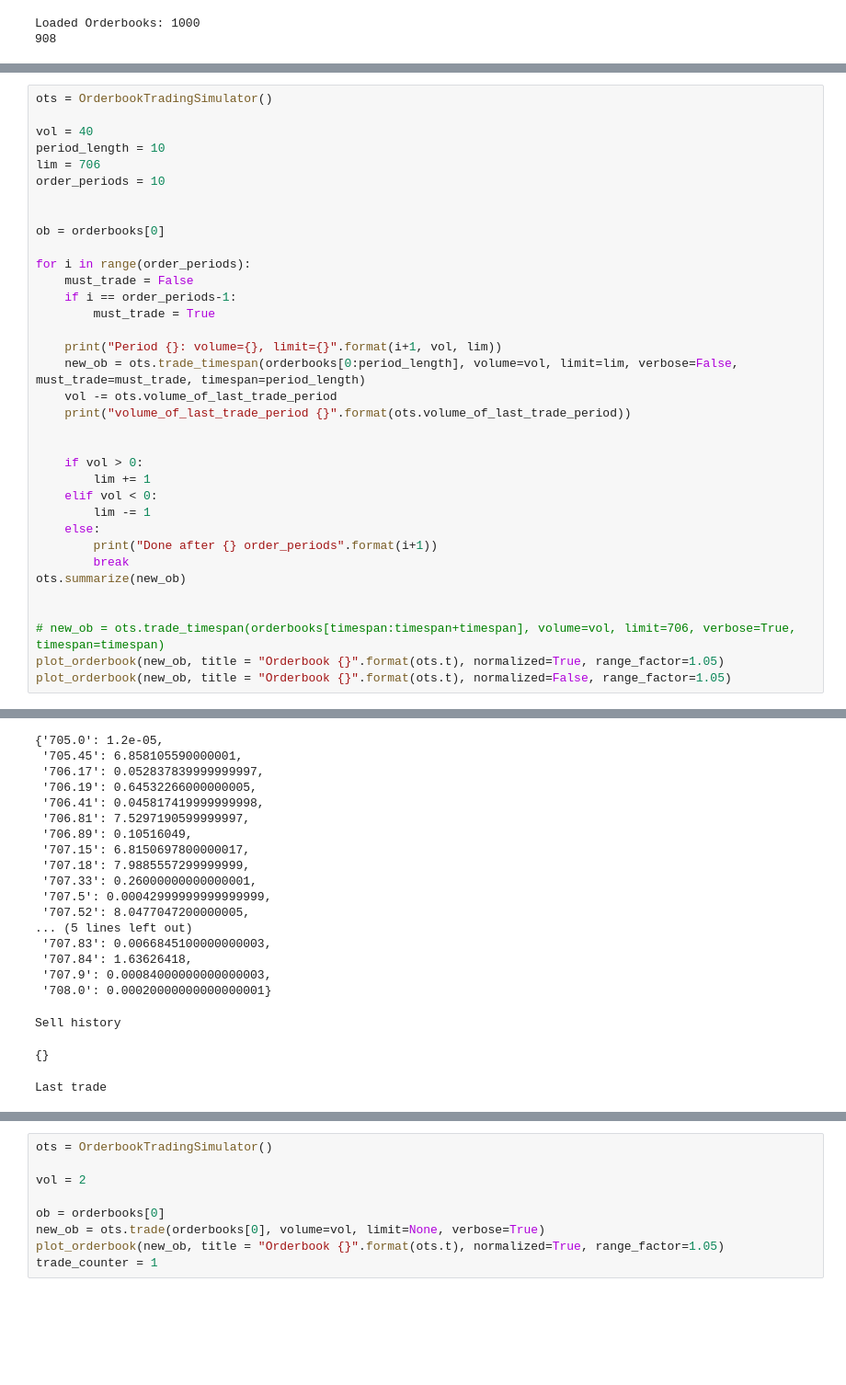
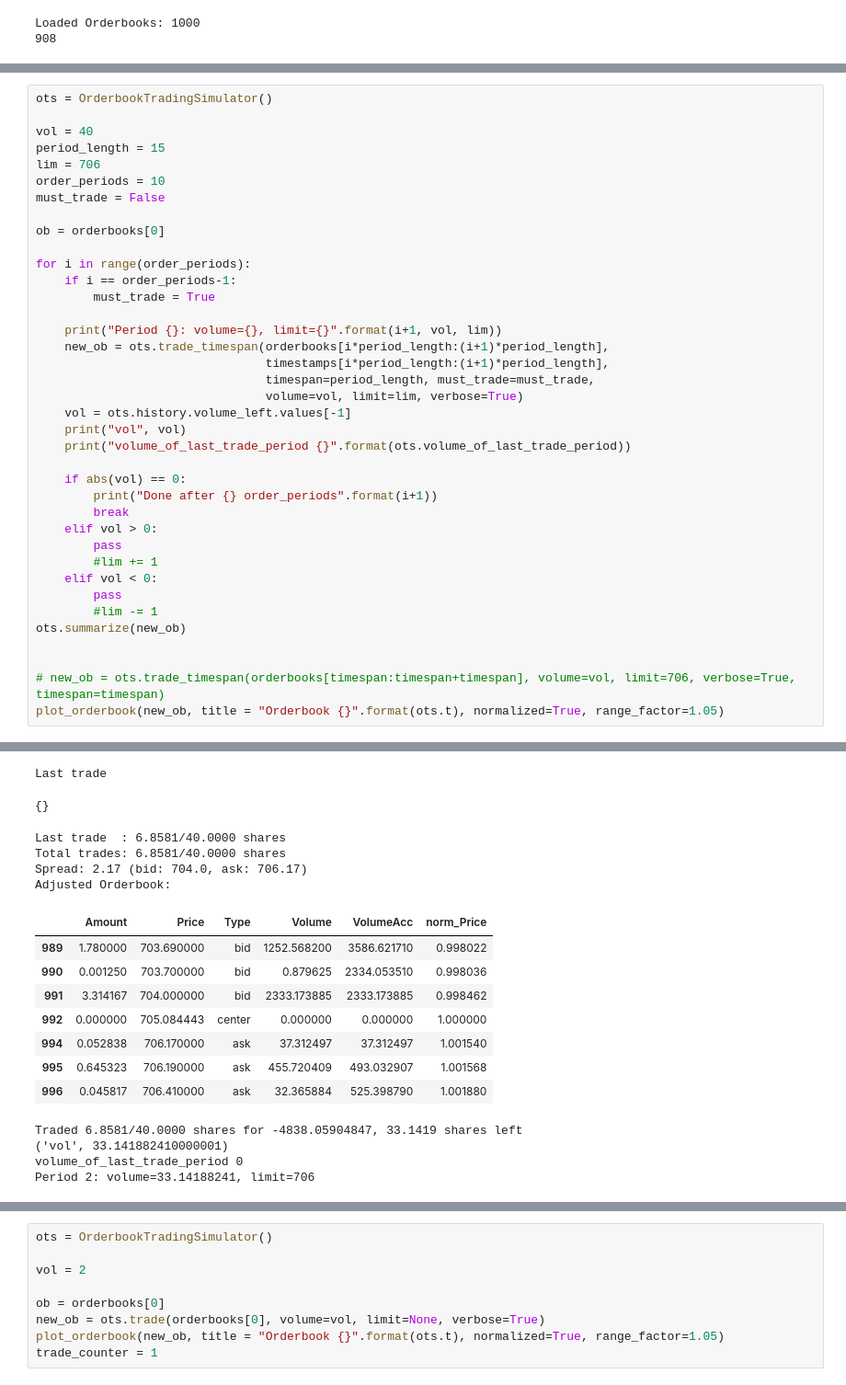
Before and after one commit to axelperschmann/orderbook_agent, a Jupyter notebook: extract_orderbooks_for_one_currencypair.ipynb, the cells around one changed output, grey strips where cells are left out. Shown at 92% size. Drawn from its saved outputs; the diff is of its cells as text; blank space fills up the shorter version.

Commit message:
added proper trading history

```diff
--- a/extract_orderbooks_for_one_currencypair.ipynb
+++ b/extract_orderbooks_for_one_currencypair.ipynb
@@ -54,36 +58,39 @@ Loaded Orderbooks: 1000
 ots = OrderbookTradingSimulator()
 
 vol = 40
-period_length = 10
+period_length = 15
 lim = 706
 order_periods = 10
-
+must_trade = False
 
 ob = orderbooks[0]
 
 for i in range(order_periods):
-    must_trade = False
     if i == order_periods-1:
         must_trade = True
 
     print("Period {}: volume={}, limit={}".format(i+1, vol, lim))
-    new_ob = ots.trade_timespan(orderbooks[0:period_length], volume=vol, limit=lim, verbose=False, must_trade=must_trade, timespan=period_length)
-    vol -= ots.volume_of_last_trade_period
+    new_ob = ots.trade_timespan(orderbooks[i*period_length:(i+1)*period_length],
+                                timestamps[i*period_length:(i+1)*period_length],
+                                timespan=period_length, must_trade=must_trade,
+                                volume=vol, limit=lim, verbose=True)
+    vol = ots.history.volume_left.values[-1]
+    print("vol", vol)
     print("volume_of_last_trade_period {}".format(ots.volume_of_last_trade_period))
 
-
-    if vol > 0:
-        lim += 1
-    elif vol < 0:
-        lim -= 1
-    else:
+    if abs(vol) == 0:
         print("Done after {} order_periods".format(i+1))
         break
+    elif vol > 0:
+        pass
+        #lim += 1
+    elif vol < 0:
+        pass
+        #lim -= 1
 ots.summarize(new_ob)
 
 
 # new_ob = ots.trade_timespan(orderbooks[timespan:timespan+timespan], volume=vol, limit=706, verbose=True, timespan=timespan)
 plot_orderbook(new_ob, title = "Orderbook {}".format(ots.t), normalized=True, range_factor=1.05)
-plot_orderbook(new_ob, title = "Orderbook {}".format(ots.t), normalized=False, range_factor=1.05)
 # %% [output]
 Period 1: volume=40, limit=706
@@ -99,20 +104,18 @@ Purchase history
-{'705.0': 1.2e-05,
- '705.45': 6.858105590000001,
- '706.17': 0.052837839999999997,
- '706.19': 0.64532266000000005,
- '706.41': 0.045817419999999998,
- '706.81': 7.5297190599999997,
- '706.89': 0.10516049,
- '707.15': 6.8150697800000017,
- '707.18': 7.9885557299999999,
- '707.33': 0.26000000000000001,
- '707.5': 0.00042999999999999999,
- '707.52': 8.0477047200000005,
-... (5 lines left out)
- '707.83': 0.0066845100000000003,
- '707.84': 1.63626418,
- '707.9': 0.00084000000000000003,
- '708.0': 0.00020000000000000001}
+Last trade
-Sell history
+{}
-{}
+Last trade  : 6.8581/40.0000 shares
+Total trades: 6.8581/40.0000 shares
+Spread: 2.17 (bid: 704.0, ask: 706.17)
+Adjusted Orderbook:
+|  | Amount | Price | Type | Volume | VolumeAcc | norm_Price |
+| 989 | 1.780000 | 703.690000 | bid | 1252.568200 | 3586.621710 | 0.998022 |
+| 990 | 0.001250 | 703.700000 | bid | 0.879625 | 2334.053510 | 0.998036 |
+| 991 | 3.314167 | 704.000000 | bid | 2333.173885 | 2333.173885 | 0.998462 |
+| 992 | 0.000000 | 705.084443 | center | 0.000000 | 0.000000 | 1.000000 |
+| 994 | 0.052838 | 706.170000 | ask | 37.312497 | 37.312497 | 1.001540 |
+| 995 | 0.645323 | 706.190000 | ask | 455.720409 | 493.032907 | 1.001568 |
+| 996 | 0.045817 | 706.410000 | ask | 32.365884 | 525.398790 | 1.001880 |
-Last trade
+Traded 6.8581/40.0000 shares for -4838.05904847, 33.1419 shares left
+('vol', 33.141882410000001)
+volume_of_last_trade_period 0
+Period 2: volume=33.14188241, limit=706
```
Also changed, not shown: parts of 3 cells of this notebook, 1 other file.
